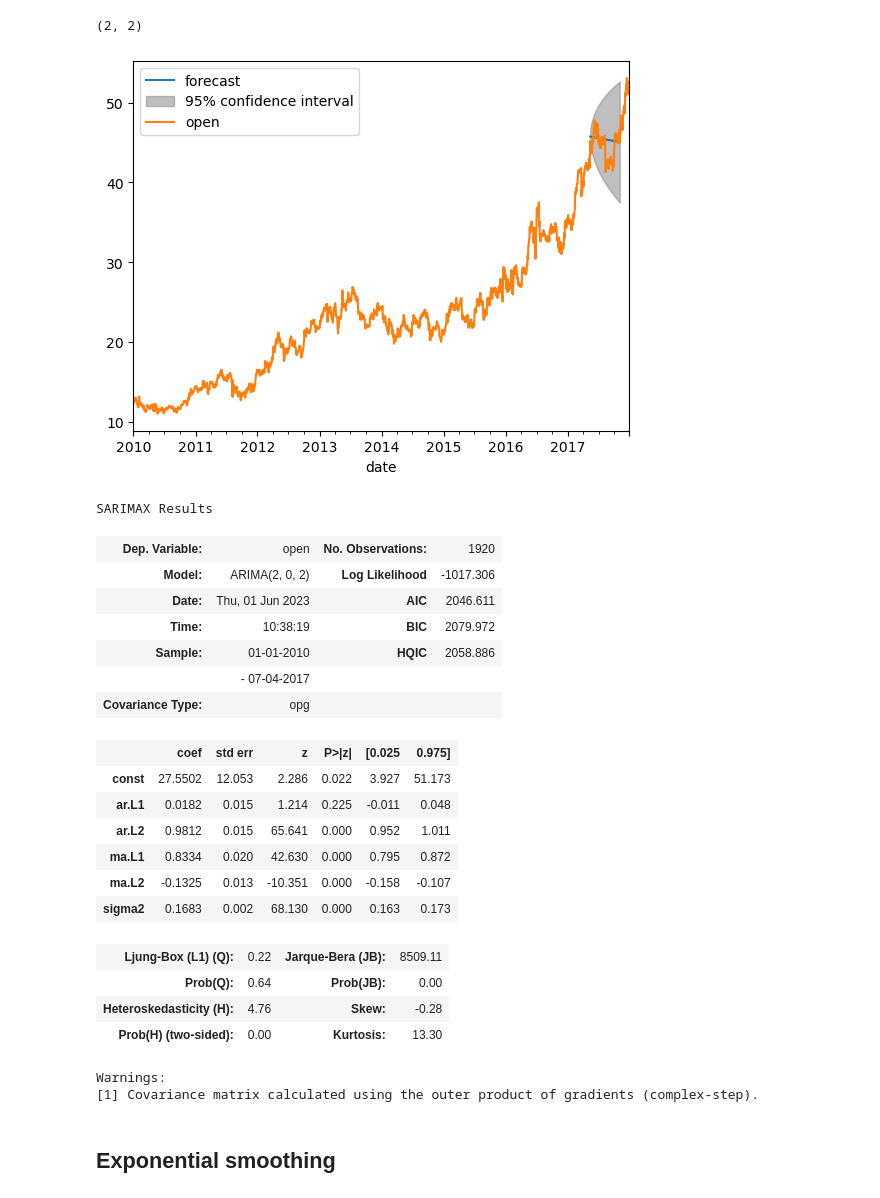
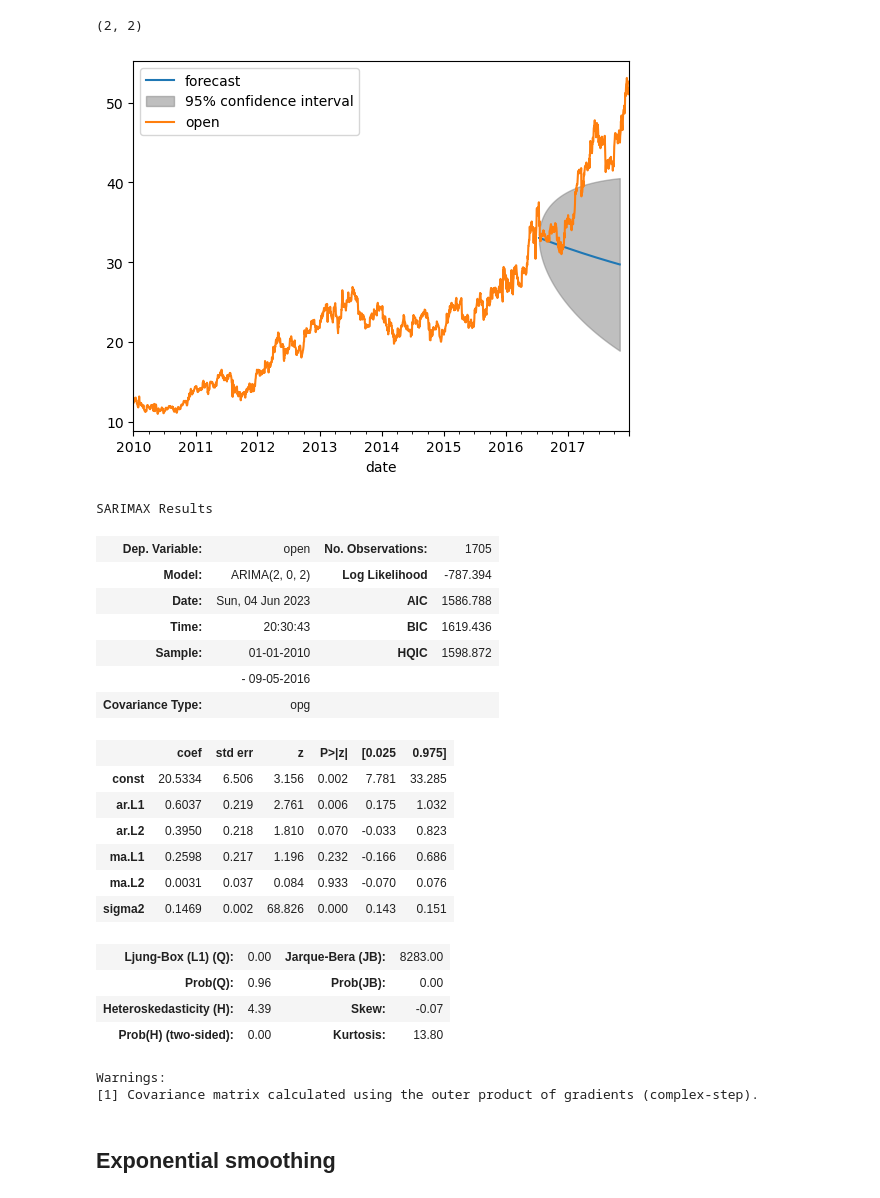
Before and after one commit to nhongphuc/Stock-prediction, a Jupyter notebook: Capstone3_part2.ipynb, the cells around one changed output. Drawn from its saved outputs; the diff is of its cells as text; code cells hidden in the pictures.

```diff
--- a/Capstone3_part2.ipynb
+++ b/Capstone3_part2.ipynb
@@ -134,35 +138,35 @@ print(MAPE_score_dict[sorted_MAPE_scores[0]])
 # %%
 #Choosing p and q to be the best values, and making a plot of the forecast.
 fig, ax = plt.subplots()
-res = ARIMA(prices_series[:1920], order=(2,0,2)).fit()
-plot_predict(res, start=1920, end=2044, ax=ax)
+res = ARIMA(prices_series[:1705], order=(2,0,2)).fit()
+plot_predict(res, start=1705, end=2044, ax=ax)
 prices.plot(ax=ax)
 plt.show()
 # %% [output]
-[figure, old version]
+[figure, new version]
 # %%
 #Print out a summary of the model
 res.summary()
 # %% [output]
 SARIMAX Results
-| Dep. Variable: | open | No. Observations: | 1920 |
-| Model: | ARIMA(2, 0, 2) | Log Likelihood | -1017.306 |
-| Date: | Thu, 01 Jun 2023 | AIC | 2046.611 |
-| Time: | 10:38:19 | BIC | 2079.972 |
-| Sample: | 01-01-2010 | HQIC | 2058.886 |
-|  | - 07-04-2017 |  |  |
+| Dep. Variable: | open | No. Observations: | 1705 |
+| Model: | ARIMA(2, 0, 2) | Log Likelihood | -787.394 |
+| Date: | Sun, 04 Jun 2023 | AIC | 1586.788 |
+| Time: | 20:30:43 | BIC | 1619.436 |
+| Sample: | 01-01-2010 | HQIC | 1598.872 |
+|  | - 09-05-2016 |  |  |
 | Covariance Type: | opg |  |  |
 |  | coef | std err | z | P>|z| | [0.025 | 0.975] |
-| const | 27.5502 | 12.053 | 2.286 | 0.022 | 3.927 | 51.173 |
-| ar.L1 | 0.0182 | 0.015 | 1.214 | 0.225 | -0.011 | 0.048 |
-| ar.L2 | 0.9812 | 0.015 | 65.641 | 0.000 | 0.952 | 1.011 |
-| ma.L1 | 0.8334 | 0.020 | 42.630 | 0.000 | 0.795 | 0.872 |
-| ma.L2 | -0.1325 | 0.013 | -10.351 | 0.000 | -0.158 | -0.107 |
-| sigma2 | 0.1683 | 0.002 | 68.130 | 0.000 | 0.163 | 0.173 |
+| const | 20.5334 | 6.506 | 3.156 | 0.002 | 7.781 | 33.285 |
+| ar.L1 | 0.6037 | 0.219 | 2.761 | 0.006 | 0.175 | 1.032 |
+| ar.L2 | 0.3950 | 0.218 | 1.810 | 0.070 | -0.033 | 0.823 |
+| ma.L1 | 0.2598 | 0.217 | 1.196 | 0.232 | -0.166 | 0.686 |
+| ma.L2 | 0.0031 | 0.037 | 0.084 | 0.933 | -0.070 | 0.076 |
+| sigma2 | 0.1469 | 0.002 | 68.826 | 0.000 | 0.143 | 0.151 |
-| Ljung-Box (L1) (Q): | 0.22 | Jarque-Bera (JB): | 8509.11 |
-| Prob(Q): | 0.64 | Prob(JB): | 0.00 |
-| Heteroskedasticity (H): | 4.76 | Skew: | -0.28 |
-| Prob(H) (two-sided): | 0.00 | Kurtosis: | 13.30 |
+| Ljung-Box (L1) (Q): | 0.00 | Jarque-Bera (JB): | 8283.00 |
+| Prob(Q): | 0.96 | Prob(JB): | 0.00 |
+| Heteroskedasticity (H): | 4.39 | Skew: | -0.07 |
+| Prob(H) (two-sided): | 0.00 | Kurtosis: | 13.80 |
 Warnings:
 [1] Covariance matrix calculated using the outer product of gradients (complex-step).
 # %% [markdown]
```
Also changed, not shown: parts of 8 cells of this notebook.
